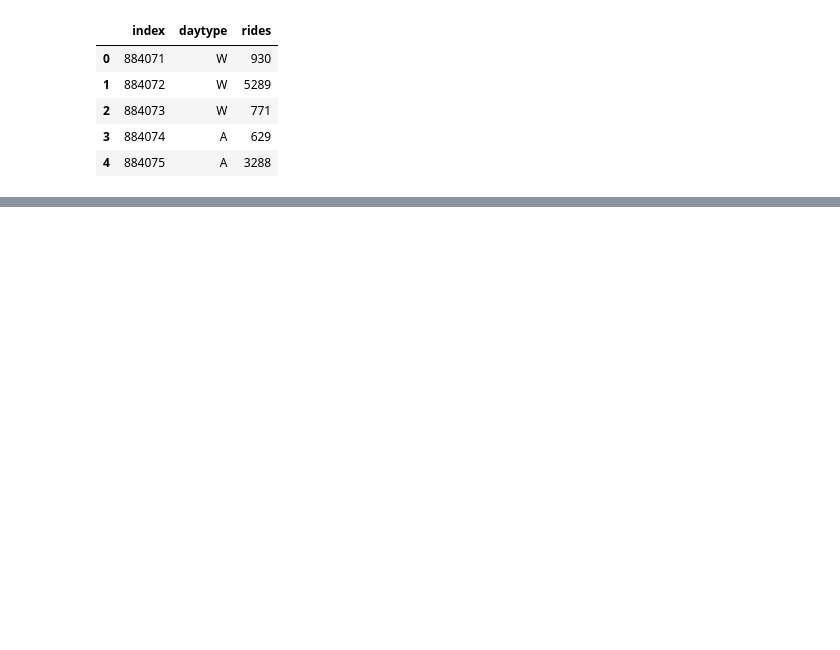
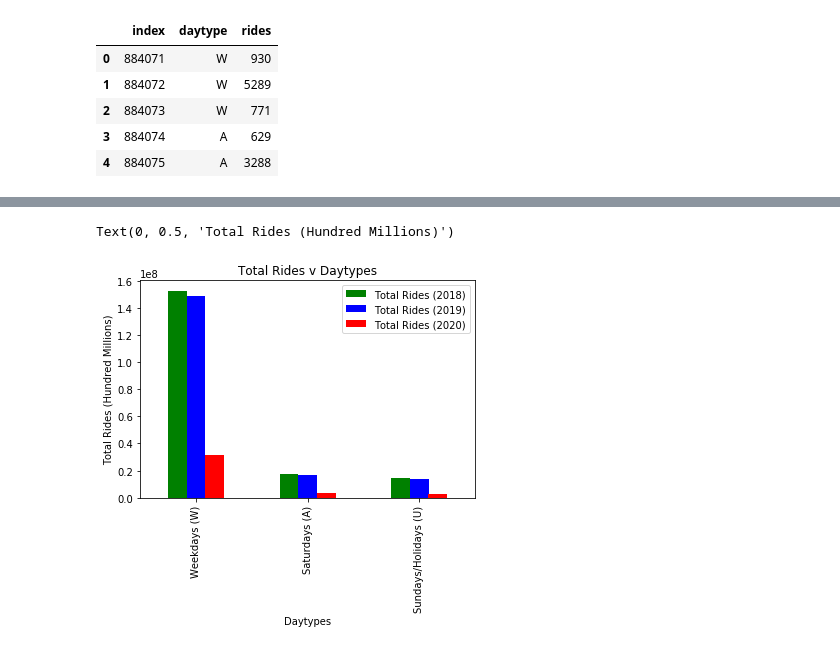
Before and after one commit to cdfencing/Project-I, a Jupyter notebook: daytype_yearly_means.ipynb, the cells around one changed output, grey strips where cells are left out. Saved outputs shown, nothing was run; the diff lists cells and outputs as text; code cells hidden in the pictures; blank space fills up the shorter version.

```diff
--- a/daytype_yearly_means.ipynb
+++ b/daytype_yearly_means.ipynb
@@ -134,0 +136,18 @@ ride_values_2020
+# %%
+#Plot total number of rides by daytype for past 3 years
+plotdata = pd.DataFrame({
+    "Total Rides (2018)":[152687570, 17742656, 14715895],
+    "Total Rides (2019)":[148394811, 16671366, 14005028],
+    "Total Rides (2020)":[31528216, 3146658, 2619106]
+    },
+    index=["Weekdays (W)", "Saturdays (A)", "Sundays/Holidays (U)"]
+)
+color = ["green", "blue", "red"]
+
+plotdata.plot(kind="bar", color=color)
+plt.title("Total Rides v Daytypes")
+plt.xlabel("Daytypes")
+plt.ylabel("Total Rides (Hundred Millions)")
+# %% [output]
+Text(0, 0.5, 'Total Rides (Hundred Millions)')
+[figure, added]
```
Also changed, not shown: parts of 6 cells of this notebook, 1 other file.
